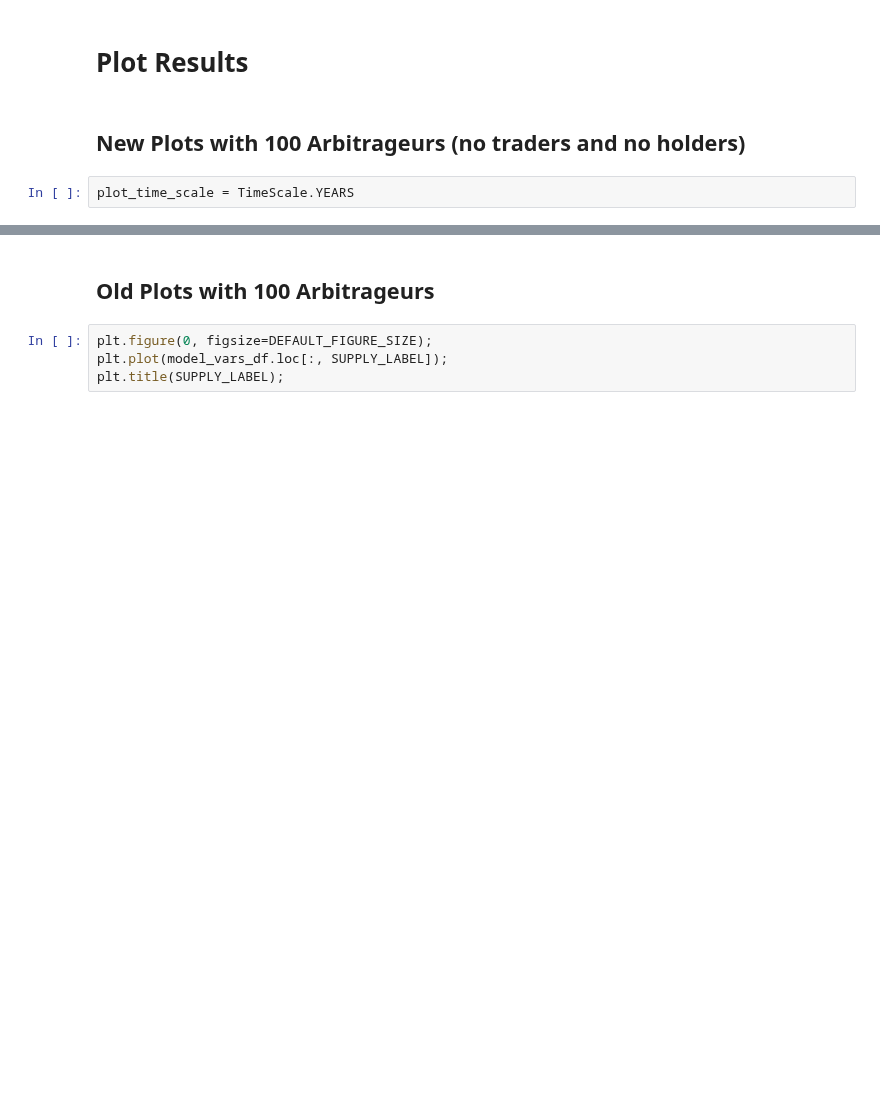
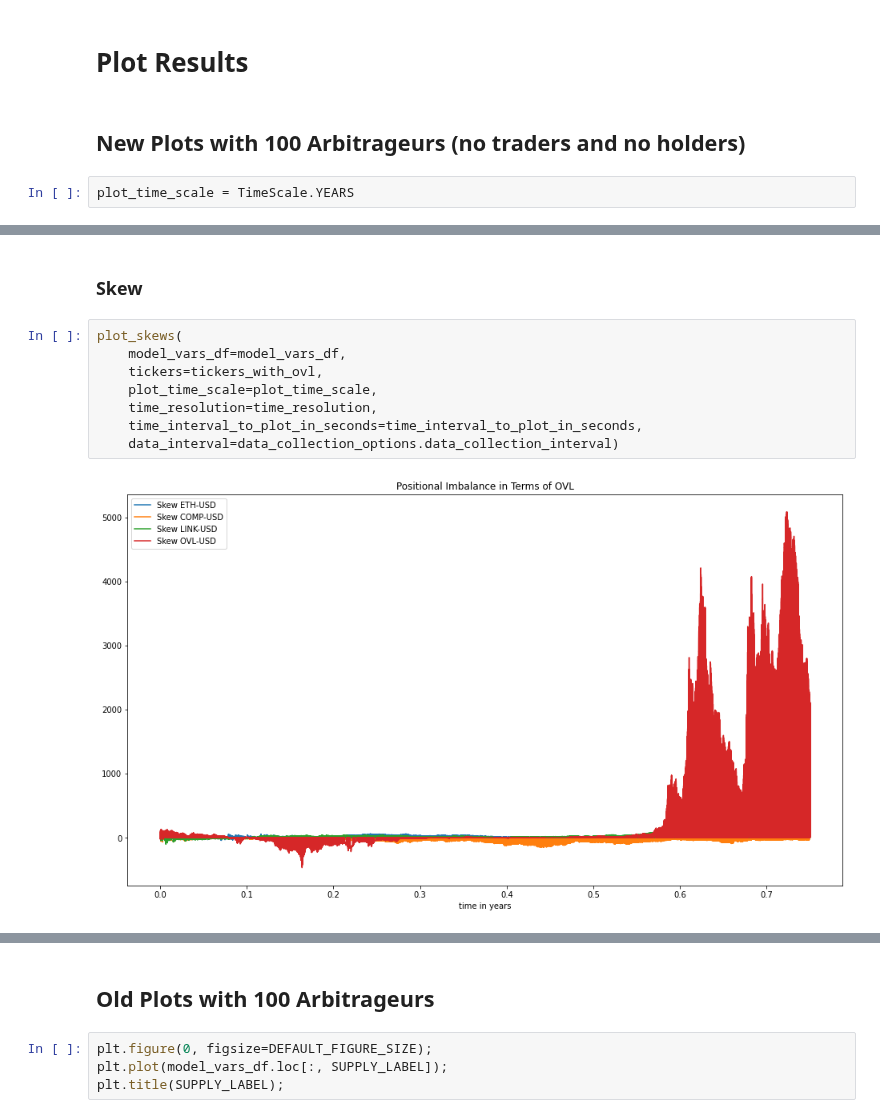
Before and after one commit to overlay-market/overlay-monetary, a Jupyter notebook: notebooks/Agent Based Simulation Long-Run Analysis.ipynb, the cells around one changed output, grey strips where cells are left out. Drawn from its saved outputs; the diff is of its cells as text; blank space fills up the shorter version.

```diff
--- a/notebooks/Agent Based Simulation Long-Run Analysis.ipynb
+++ b/notebooks/Agent Based Simulation Long-Run Analysis.ipynb
@@ -482,0 +774,12 @@ for i, ticker in enumerate(tickers_with_ovl):
+# %% [markdown]
+### Skew
+# %%
+plot_skews(
+    model_vars_df=model_vars_df,
+    tickers=tickers_with_ovl,
+    plot_time_scale=plot_time_scale,
+    time_resolution=time_resolution,
+    time_interval_to_plot_in_seconds=time_interval_to_plot_in_seconds,
+    data_interval=data_collection_options.data_collection_interval)
+# %% [output]
+[figure, added]
```
Also changed, not shown: parts of 25 cells of this notebook.
